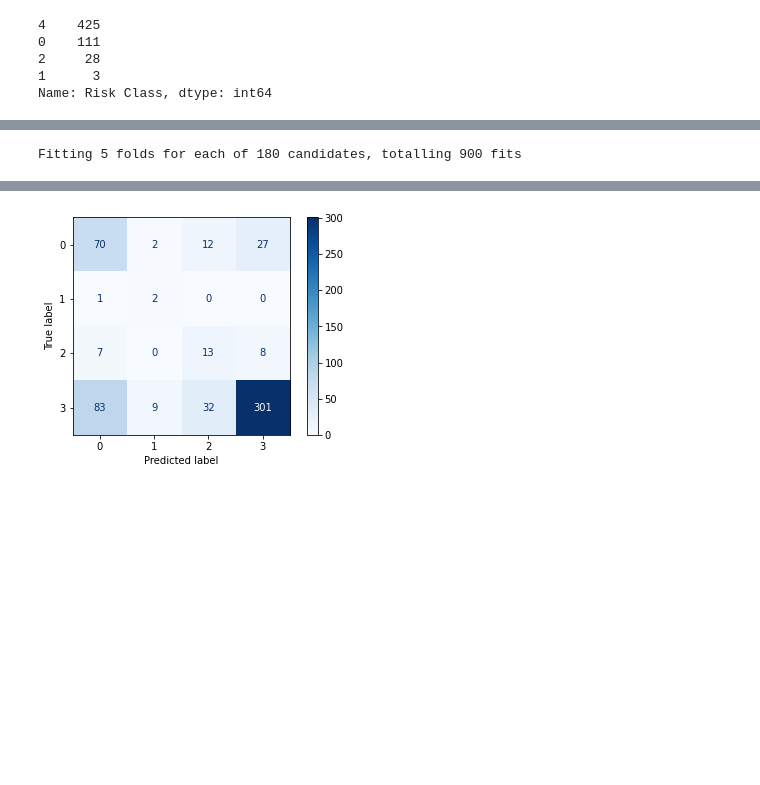
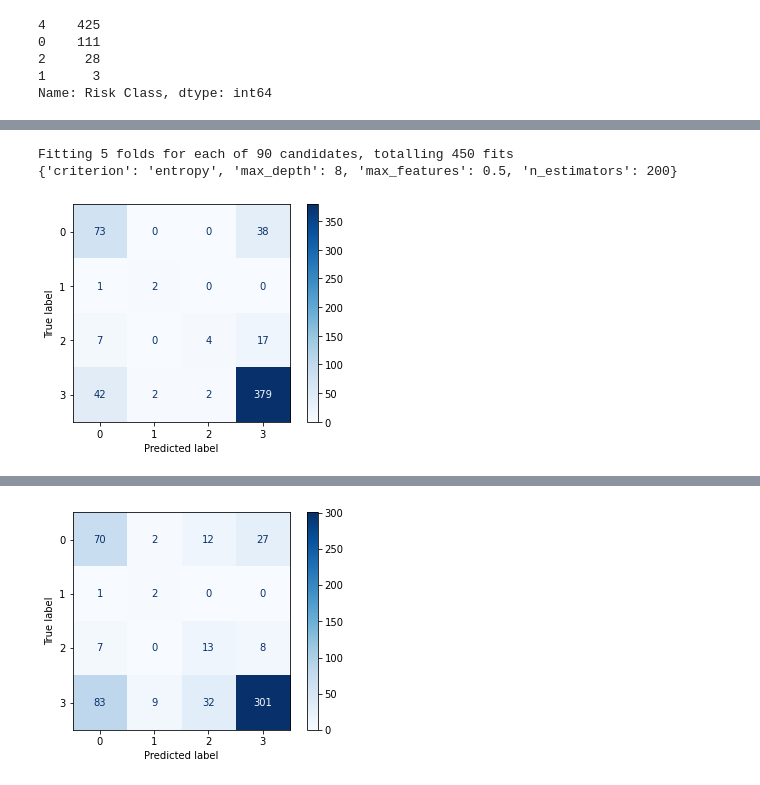
Before and after one commit to ainesh1993/riskyspacebusiness, a Jupyter notebook: notebooks/ModelRiskClass.ipynb, the cells around one changed output, grey strips where cells are left out. Saved outputs shown, nothing was run; the diff lists cells and outputs as text; code cells hidden in the pictures; blank space fills up the shorter version.

```diff
--- a/notebooks/ModelRiskClass.ipynb
+++ b/notebooks/ModelRiskClass.ipynb
@@ -244,39 +249,39 @@ plt.show()
 # create parameter grid to fine-tune model
 param_grid = {
     'n_estimators': range(100, 400, 100),
     'max_features': ['auto', 'log2', 0.25, 0.33, 0.5],
     'max_depth' : [None, 5, 8],
-    'class_weight': ['balanced', 'balanced_subsample'],
     'criterion' : ['gini', 'entropy']
 }
 
 # run the cross-validated grid search to identify the best parameters for the model
-CV_rfc = GridSearchCV(estimator=RandomForestClassifier(random_state=5), scoring='f1',
+CV_rfc = GridSearchCV(estimator=RandomForestClassifier(class_weight='balanced', random_state=5), scoring=scorer,
                       param_grid=param_grid, n_jobs=-1, verbose=2).fit(X_train, y_train)
 
 # extract the best parameters, as selected by the grid search
 best_params = CV_rfc.best_params_
 best_n_estimators = best_params['n_estimators']
 best_max_features = best_params['max_features']
 best_max_depth = best_params['max_depth']
-best_class_weight = best_params['class_weight']
 best_criterion = best_params['criterion']
+print(best_params)
 
 # create the final RandomForestClassifier
-best_rfc = RandomForestClassifier(random_state=42,
+best_rfc = RandomForestClassifier(class_weight='balanced', random_state=5,
                                   max_features=best_max_features,
                                   n_estimators=best_n_estimators,
                                   max_depth=best_max_depth,
-                                  class_weight=best_class_weight,
                                   criterion=best_criterion).fit(X_train, y_train)
 rfc_pred = best_rfc.predict(X_test)
 
 # creating a confusion matrix
 rfc_cm = confusion_matrix(y_test, rfc_pred)
 dist = ConfusionMatrixDisplay(confusion_matrix=rfc_cm).plot(cmap=plt.cm.Blues)
 plt.show()
 # %% [output]
-Fitting 5 folds for each of 180 candidates, totalling 900 fits
+Fitting 5 folds for each of 90 candidates, totalling 450 fits
+{'criterion': 'entropy', 'max_depth': 8, 'max_features': 0.5, 'n_estimators': 200}
+[figure, added]
 # %%
 # create parameter grid to fine-tune model
 param_grid = {
```
Also changed, not shown: parts of 8 cells of this notebook.
